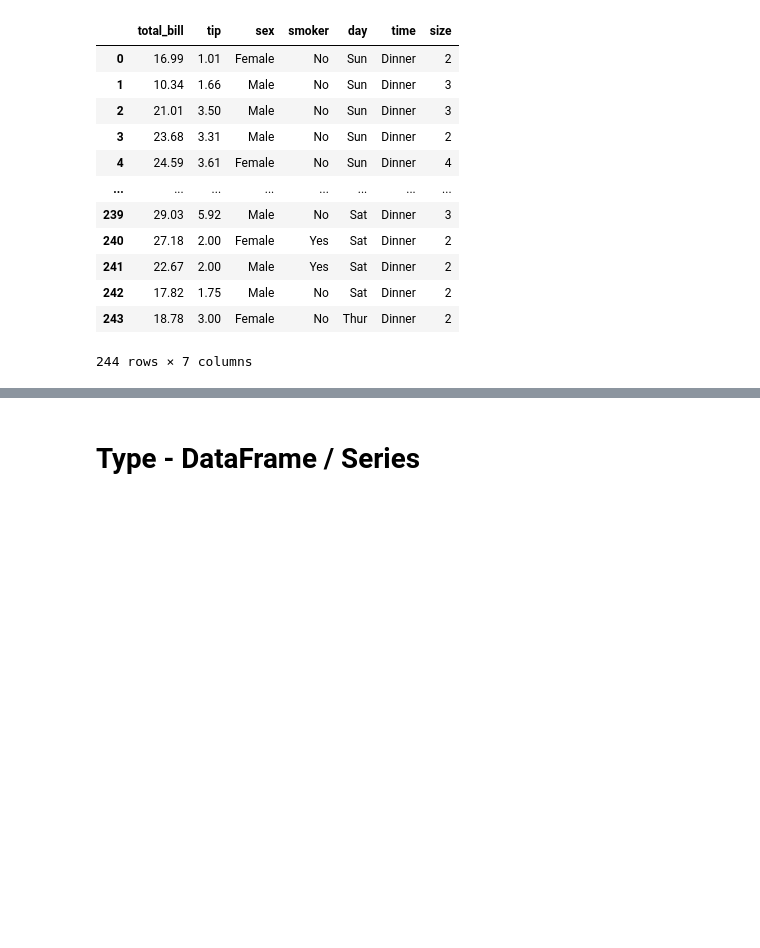
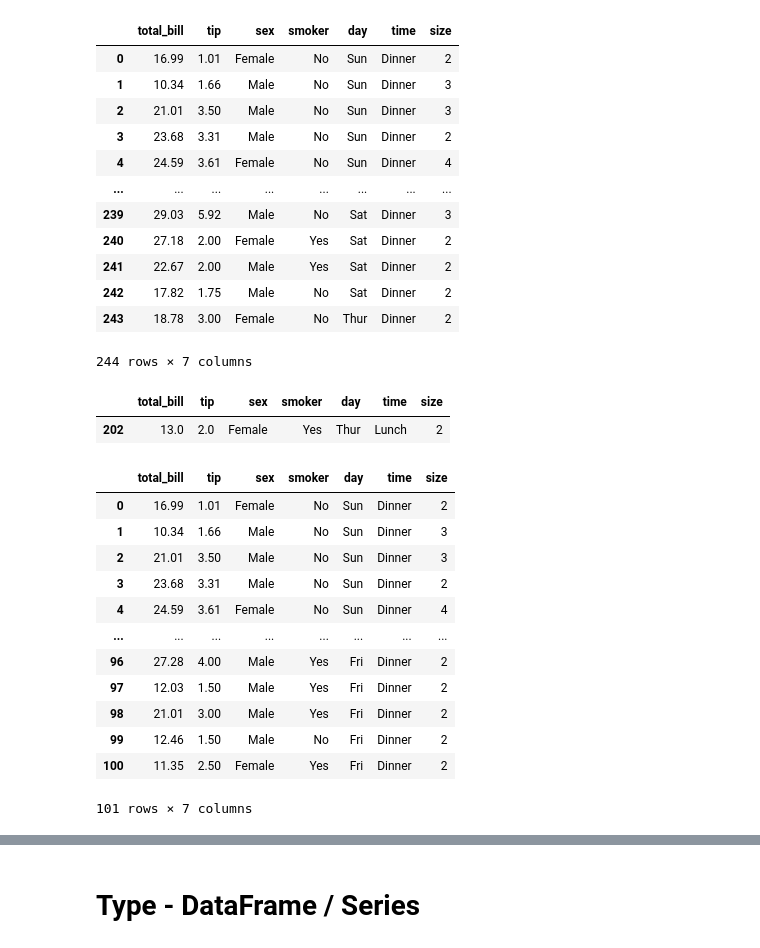
Before and after one commit to alexro6/Bootcamp2oSemestre2021, a Jupyter notebook: Semana3/Pandas(Intro).ipynb, the cells around one changed output, grey strips where cells are left out. Drawn from its saved outputs; the diff is of its cells as text; code cells hidden in the pictures; blank space fills up the shorter version.

```diff
--- a/Semana3/Pandas(Intro).ipynb
+++ b/Semana3/Pandas(Intro).ipynb
@@ -74,3 +60,27 @@ tips
 | 242 | 17.82 | 1.75 | Male | No | Sat | Dinner | 2 |
 | 243 | 18.78 | 3.00 | Female | No | Thur | Dinner | 2 |
 244 rows × 7 columns
+# %%
+var = tips[tips.duplicated() == True]
+var
+# %% [output]
+|  | total_bill | tip | sex | smoker | day | time | size |
+| 202 | 13.0 | 2.0 | Female | Yes | Thur | Lunch | 2 |
+# %%
+# duplicatas ou entradas repetidas
+duplicada = tips.loc[0:100]
+duplicada
+# %% [output]
+|  | total_bill | tip | sex | smoker | day | time | size |
+| 0 | 16.99 | 1.01 | Female | No | Sun | Dinner | 2 |
+| 1 | 10.34 | 1.66 | Male | No | Sun | Dinner | 3 |
+| 2 | 21.01 | 3.50 | Male | No | Sun | Dinner | 3 |
+| 3 | 23.68 | 3.31 | Male | No | Sun | Dinner | 2 |
+| 4 | 24.59 | 3.61 | Female | No | Sun | Dinner | 4 |
+| ... | ... | ... | ... | ... | ... | ... | ... |
+| 96 | 27.28 | 4.00 | Male | Yes | Fri | Dinner | 2 |
+| 97 | 12.03 | 1.50 | Male | Yes | Fri | Dinner | 2 |
+| 98 | 21.01 | 3.00 | Male | Yes | Fri | Dinner | 2 |
+| 99 | 12.46 | 1.50 | Male | No | Fri | Dinner | 2 |
+| 100 | 11.35 | 2.50 | Female | Yes | Fri | Dinner | 2 |
+101 rows × 7 columns
```
Also changed, not shown: parts of 63 cells of this notebook.
